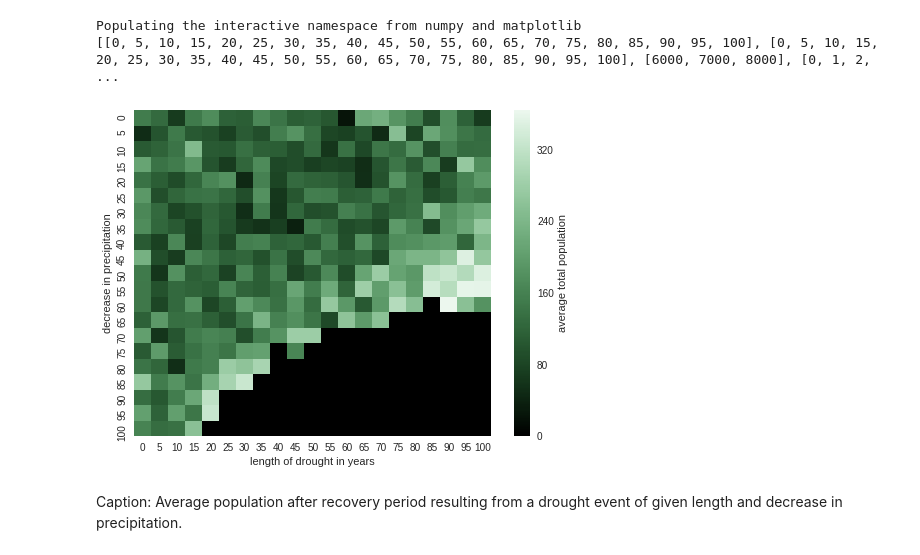
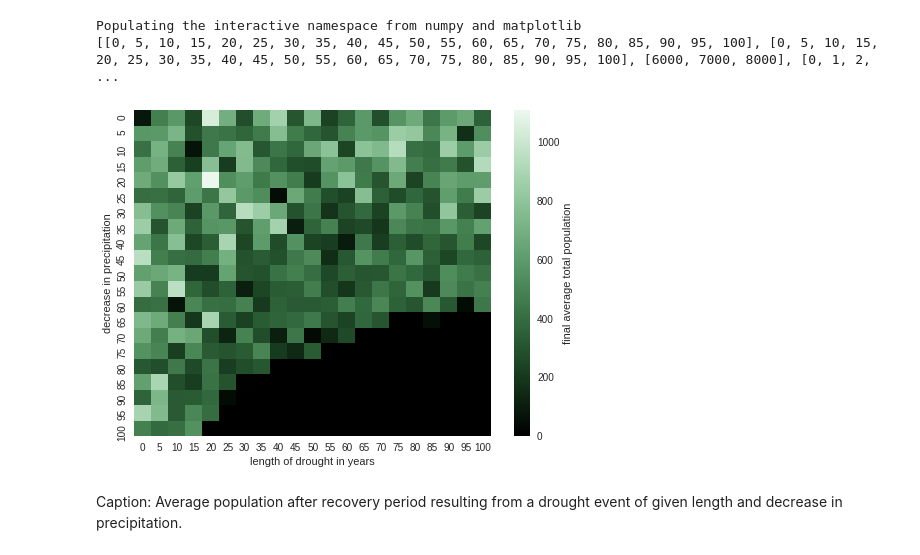
Before and after one commit to jakobkolb/Mayasim, a Jupyter notebook: Evaluation_Notebooks/X9_Stability_analysis.ipynb, the cells around one changed output. Saved outputs shown, nothing was run; the diff lists cells and outputs as text; code cells hidden in the pictures.

```diff
--- a/Evaluation_Notebooks/X9_Stability_analysis.ipynb
+++ b/Evaluation_Notebooks/X9_Stability_analysis.ipynb
@@ -16,24 +16,24 @@ Populating the interactive namespace from numpy and matplotlib
 # %%
 mean_data = final_states.groupby(level=[0, 1, 2, 4]).min().unstack('d_length')
 mean_data.columns = mean_data.columns.droplevel()
 mean_data.head()
 
 pylab.rcParams['figure.figsize'] = (8, 6)
 
 fig, ax = plt.subplots()
 cmap = sns.cubehelix_palette(8, start=2, rot=0, dark=0, light=.95, reverse=True, as_cmap=True)
-sns.heatmap(mean_data.xs(level=['r_trade', 'observables'], key=[7000, 'final trade links']).astype('int'),
+sns.heatmap(mean_data.xs(level=['r_trade', 'observables'], key=[8000, 'final trade links']).astype('int'),
             fmt="d",
             ax=ax,
             cmap=cmap,
-            cbar_kws={'label': 'average total population'}
+            cbar_kws={'label': 'final average total population'}
            )
 ax.set_ylabel('decrease in precipitation')
 ax.set_xlabel('length of drought in years')
 
-fig.savefig('stability_analysis_plot')
+fig.savefig('stability_analysis_plot', transparent=True)
 # %% [output]
-[figure, old version]
+[figure, new version]
 # %% [markdown]
 Caption: Average population after recovery period resulting from a drought event of given length and decrease in precipitation.
 # %%
```
Also changed, not shown: 7 other files.
